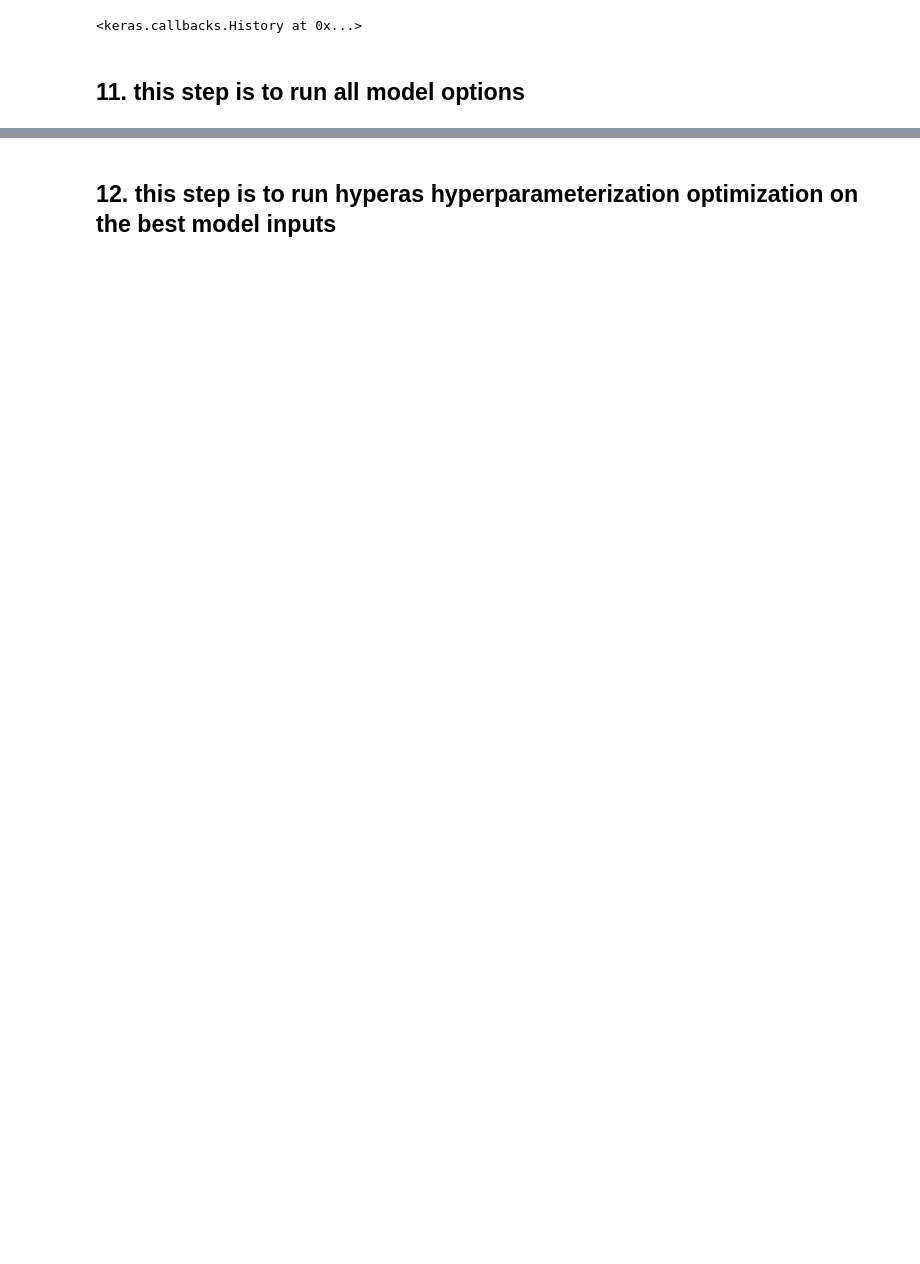
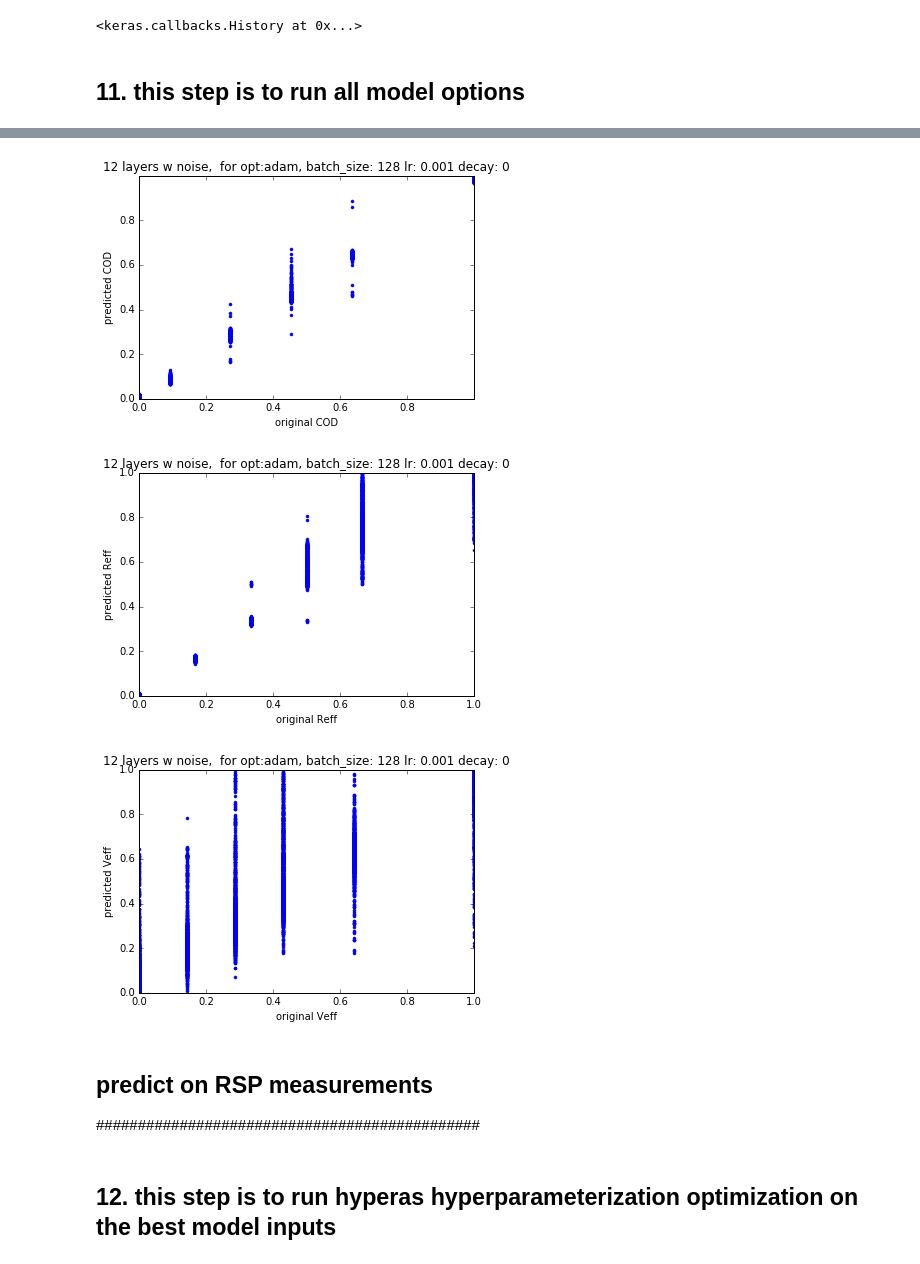
Before and after one commit to segalm75/RSP_CNN, a Jupyter notebook: RSP_cloudNN_ER2_w_Keras.ipynb, the cells around one changed output, grey strips where cells are left out. Saved outputs shown, nothing was run; the diff lists cells and outputs as text; code cells hidden in the pictures; blank space fills up the shorter version.

```diff
--- a/RSP_cloudNN_ER2_w_Keras.ipynb
+++ b/RSP_cloudNN_ER2_w_Keras.ipynb
@@ -437,8 +478,8 @@ csv_logger  = CSVLogger('D://ORACLES_NN//py_outputs//ER2_model_log.csv',
 X_train = X_train.astype('float32')
 X_test  = X_test.astype('float32')
 #print(X_train.head())
-model.fit(x = np.array(X_train), y=np.array(y_train),
-          epochs=2, batch_size=32,verbose=1,validation_split=0.15,
+model.fit(x = X_train, y=y_train,
+          epochs=2, batch_size=128,verbose=1,validation_split=0.15,
           callbacks = [earlystopping,checkpointer,csv_logger])
 # %% [output]
 Train on 26217 samples, validate on 4627 samples
@@ -450,7 +496,7 @@ Epoch 2/2
 # %%
 # 10. model evaluate
 #-------------------
-score, acc = model.evaluate(np.array(X_test), np.array(y_test), batch_size=32)
+score, acc = model.evaluate(X_test, y_test, batch_size=128)
 print("score is: ", score, "accuracy is: ", acc)
 # %% [markdown]
 ## 11. this step is to run all model options
@@ -471,10 +517,14 @@ def split_data(pre_file, var_in, var_out):
 
     # import x
     x_filename = pre_file + var_in + '.csv'
-    X = pd.read_csv(x_filename)
+    X_ = pd.read_csv(x_filename)
     #print(X.head())
     #import y
-    y = pd.read_csv(var_out)
+    y_ = pd.read_csv(var_out)
+
+    X = X_.iloc[:,:].values
+    y = y_.iloc[:,:].values
+
     #print(y.head())
     # import train/validation data
     X_train, X_test, y_train, y_test = train_test_split(X, y, test_size=0.30, random_state=42,shuffle=True)
@@ -496,7 +546,7 @@ def split_data(pre_file, var_in, var_out):
     y_test  = y_test.astype('float32')
 
 
-    return np.array(X_train), np.array(X_test), np.array(y_train), np.array(y_test)
+    return X_train, X_test, y_train, y_test
 # %%
 # this function defines the model to run
 #----------------------------------------
@@ -624,14 +693,16 @@ for f in range(len(var_in)):
     # split train/test
     X_train, X_test, y_train, y_test = split_data('D://ORACLES_NN//py_inputs//ER2_x_',
                                                   var_in[f],
-                                                  var_out = 'D://ORACLES_NN//py_inputs//ER2_y_train_orig.csv')
+                                                  var_out = 'D://ORACLES_NN//py_inputs//ER2_y_train_norm.csv')
+    print("input_shape:",X_train.shape[1:])
+    print("output_shape: ",y_test.shape[1])
     # build model
     rsp_nn_model = model(input_shape = X_train.shape[1:],
                          output_shape = y_test.shape[1])
 
     # run and validate model
-    run_model(rsp_nn_model,
-              var_in[f], "ER2", X_train, X_test, y_train, y_test)
+    model = run_model(rsp_nn_model,
+              var_in[f], "ER2", X_train, X_test, y_train, y_test, optimizer = "sgd", lr=0.15, decay=1e-2)
 # %% [output]
 X_shape (44064, 1416)
 X_train_shape (30844, 1416)
@@ -653,2 +725,27 @@ Test accuracy is:  0.837216338917
+# %%
+# generate prediction plots
+prediction = model.predict(X_test)
+
+vars = ['COD', 'Reff', 'Veff']
+# plot prediction per variable
+
+for f in range(len(vars)):
+
+    plt.plot(y_test[:,f],prediction[:,f],'.b')
+    plt.ylabel('predicted ' + vars[f])
+    plt.xlabel('original ' +  vars[f])
+    plt.axis([min(y_test[:,f]),max(y_test[:,f]),min(y_test[:,f]),max(y_test[:,f])])
+    plotname = "D://ORACLES_NN//py_plots//" + '12 layers w noise for opt adam, ' + " batch_size_" + str(128) + '_' + vars[f] + ".png"
+    plt.title('12 layers w noise, ' + " for opt:adam, batch_size: " + str(128) + " lr: " + str(0.001) + " decay: " + str(0))
+    plt.savefig(plotname)
+
+    plt.show()
+# %% [output]
+[figure, added]
+[figure, added]
+[figure, added]
+# %% [markdown]
+## predict on RSP measurements
+##############################################
 # %% [markdown]
 ## 12. this step is to run hyperas hyperparameterization optimization on the best model inputs
```
Also changed, not shown: parts of 10 cells of this notebook, 5 other files.
